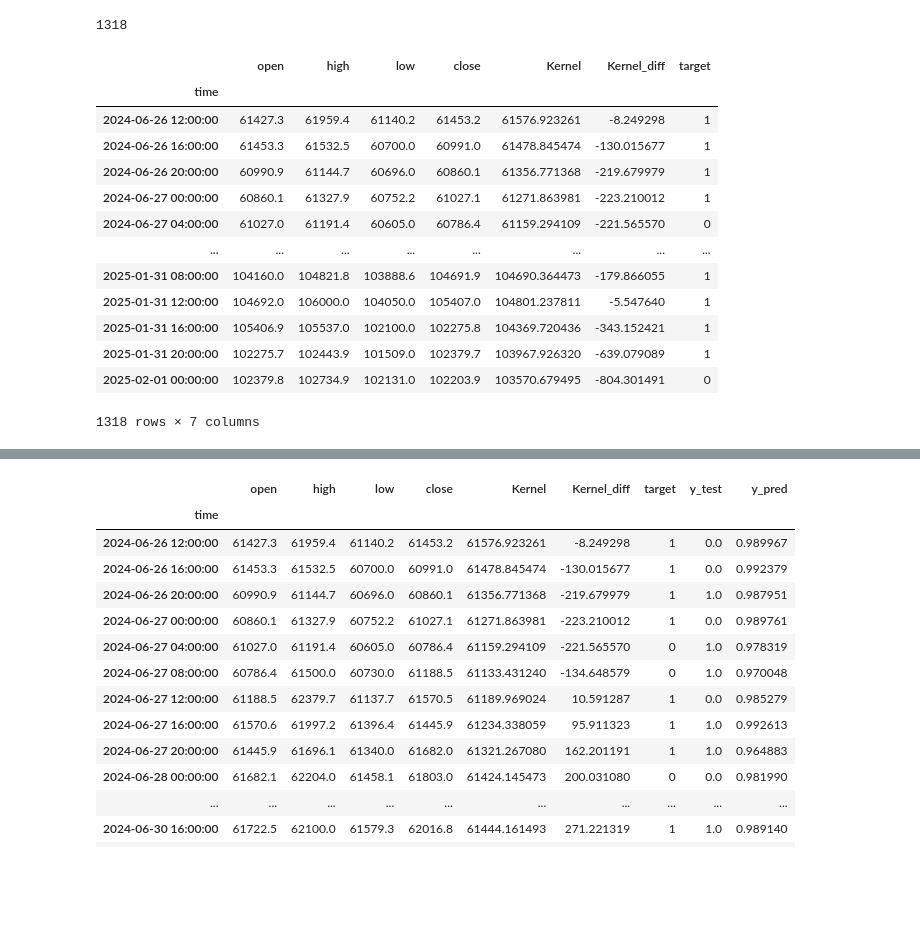
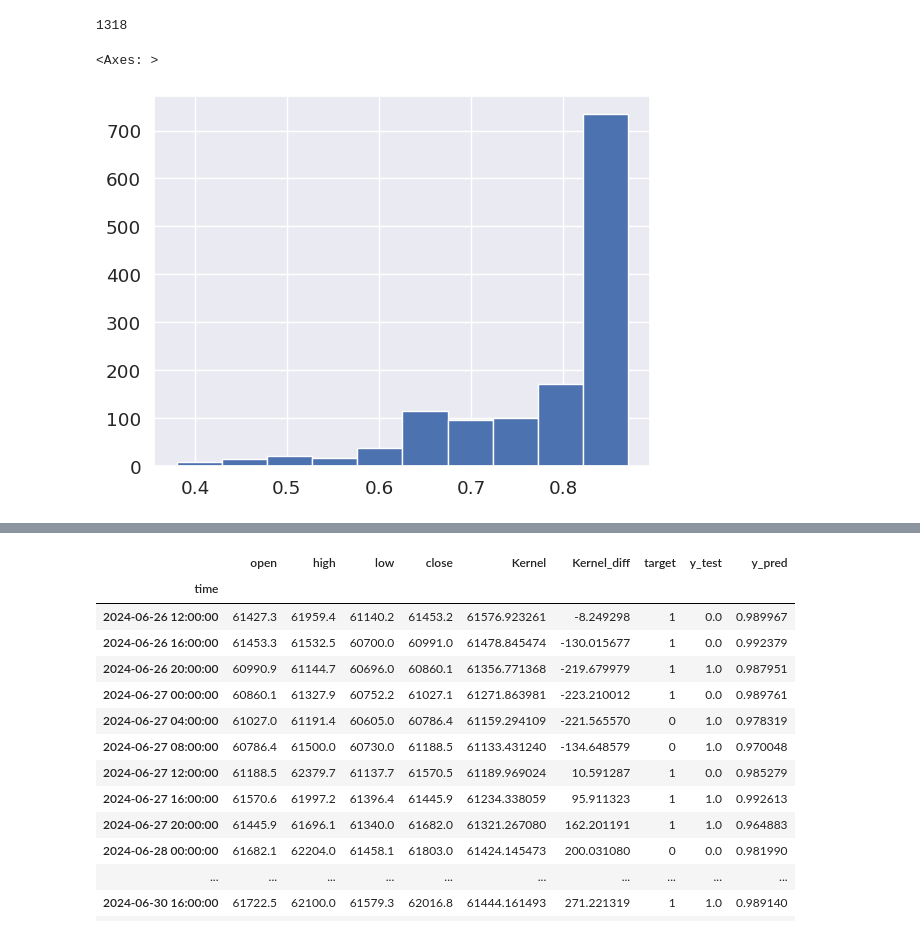
Before and after one commit to manigot/MyPaper_DL_ML_Fin, a Jupyter notebook: BTC_Main.ipynb, the cells around one changed output, grey strips where cells are left out. Drawn from its saved outputs; the diff is of its cells as text; code cells hidden in the pictures; blank space fills up the shorter version.

```diff
--- a/BTC_Main.ipynb
+++ b/BTC_Main.ipynb
@@ -1881,19 +1901,7 @@ pred_df = test_df[["open","high","low","close","Kernel","Kernel_diff","target"]]
 # %%
 pred_df = pred_df[window_size:]
 # %%
-pred_df
+pred_df.y_pred.hist()
 # %% [output]
-|  | open | high | low | close | Kernel | Kernel_diff | target |
-| time |  |  |  |  |  |  |  |
-| 2024-06-26 12:00:00 | 61427.3 | 61959.4 | 61140.2 | 61453.2 | 61576.923261 | -8.249298 | 1 |
-| 2024-06-26 16:00:00 | 61453.3 | 61532.5 | 60700.0 | 60991.0 | 61478.845474 | -130.015677 | 1 |
-| 2024-06-26 20:00:00 | 60990.9 | 61144.7 | 60696.0 | 60860.1 | 61356.771368 | -219.679979 | 1 |
-| 2024-06-27 00:00:00 | 60860.1 | 61327.9 | 60752.2 | 61027.1 | 61271.863981 | -223.210012 | 1 |
-| 2024-06-27 04:00:00 | 61027.0 | 61191.4 | 60605.0 | 60786.4 | 61159.294109 | -221.565570 | 0 |
-| ... | ... | ... | ... | ... | ... | ... | ... |
-| 2025-01-31 08:00:00 | 104160.0 | 104821.8 | 103888.6 | 104691.9 | 104690.364473 | -179.866055 | 1 |
-| 2025-01-31 12:00:00 | 104692.0 | 106000.0 | 104050.0 | 105407.0 | 104801.237811 | -5.547640 | 1 |
-| 2025-01-31 16:00:00 | 105406.9 | 105537.0 | 102100.0 | 102275.8 | 104369.720436 | -343.152421 | 1 |
-| 2025-01-31 20:00:00 | 102275.7 | 102443.9 | 101509.0 | 102379.7 | 103967.926320 | -639.079089 | 1 |
-| 2025-02-01 00:00:00 | 102379.8 | 102734.9 | 102131.0 | 102203.9 | 103570.679495 | -804.301491 | 0 |
-1318 rows × 7 columns
+<Axes: >
+[figure, added]
```
Also changed, not shown: parts of 10 cells of this notebook.
